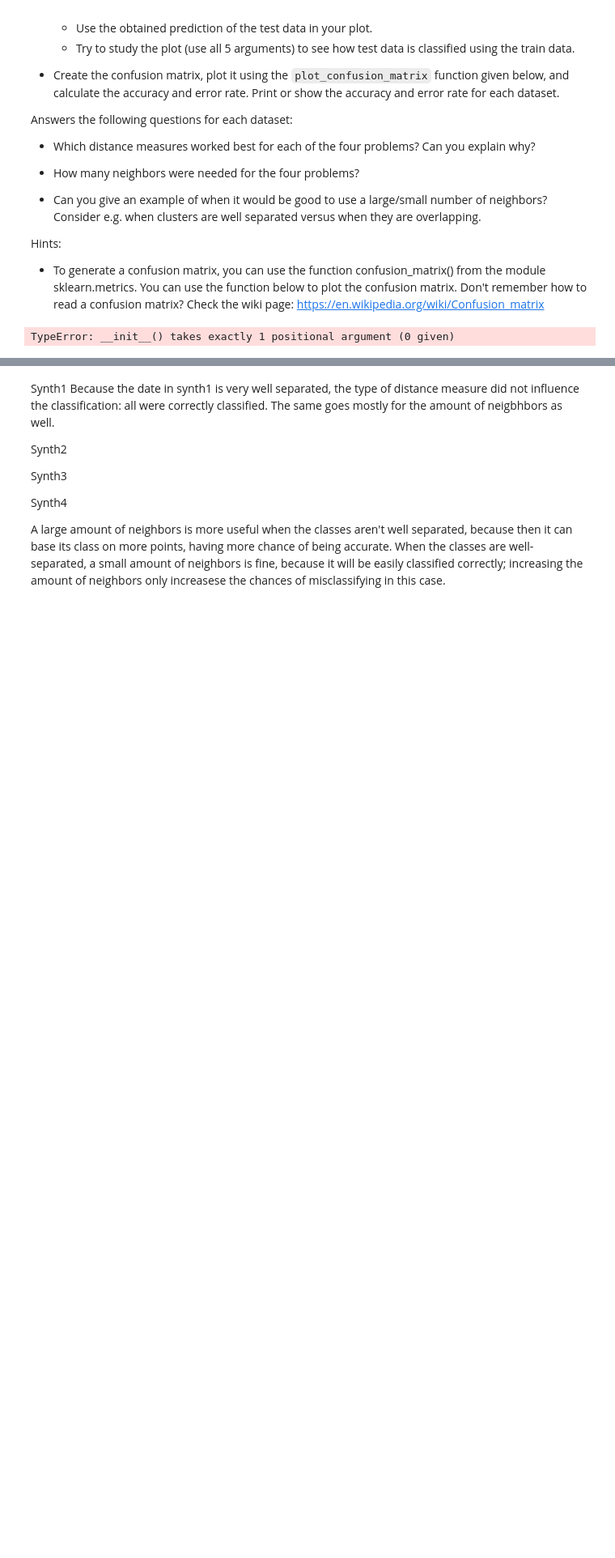
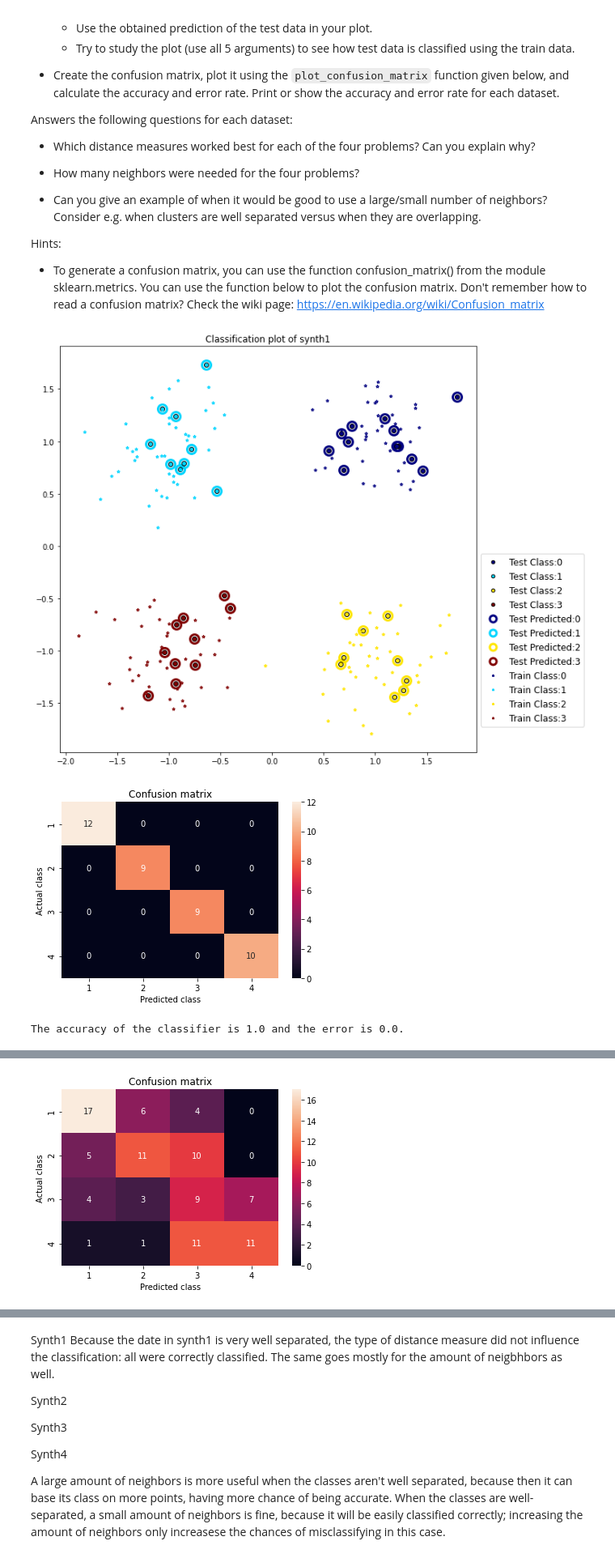
Before and after one commit to CornelisseMichael/Datamining, a Jupyter notebook: assignment_6/assignment_6.ipynb, the cells around one changed output, grey strips where cells are left out. Shown: that part at 81% size. Cells and saved outputs as stored; diff of their text form; code cells hidden in the pictures; blank space fills up the shorter version.

```diff
--- a/assignment_6/assignment_6.ipynb
+++ b/assignment_6/assignment_6.ipynb
@@ -87,30 +87,32 @@ def plot_confusion_matrix(cm,y):
 # %%
 ##Answer to question 6.1.1
 import numpy as np
 from scipy.io import loadmat
 from sklearn.neighbors import KNeighborsClassifier
 from toolbox.classification_plot import classification_plot
 from sklearn.metrics import confusion_matrix, accuracy_score
 
 for i in range(4):
     synth = loadmat('./data/synth'+ str(i+1) + '.mat')
     X_train = synth['X_train']
     X_test = synth['X_test']
     y_train = np.ravel(synth['y_train'])
     y_test = synth['y_test']
 
-    neighbors = KNeighborsClassifier(n_neighbors = 10, metric = 'seuclidean') # make as dictionary, variance along axis = 0
+    neighbors = KNeighborsClassifier(n_neighbors = 10, metric = 'euclidean') # make as dictionary, variance along axis = 0
     neighbors.fit(X_train, y_train)
     y_predict = neighbors.predict(X_test)
     plt.figure(figsize=(10, 10))
     classification_plot(X_test, y_test, y_predict, X_train, y_train)
     plt.title('Classification plot of synth{}'.format(i+1))
 
     cm = confusion_matrix(y_test, y_predict)
     plot_confusion_matrix(cm, y_test)
 
     accuracy = accuracy_score(y_test, y_predict)
     error = 1 - accuracy
     print('The accuracy of the classifier is {} and the error is {}.' .format(accuracy,error))
 # %% [output]
+[figure, added]
+[figure, added]
-TypeError: __init__() takes exactly 1 positional argument (0 given)
+The accuracy of the classifier is 1.0 and the error is 0.0.
@@ -116,0 +120 @@ TypeError: __init__() takes exactly 1 positional argument (0 given)
+[figure, added]
```
Also changed, not shown: parts of 12 cells of this notebook.
